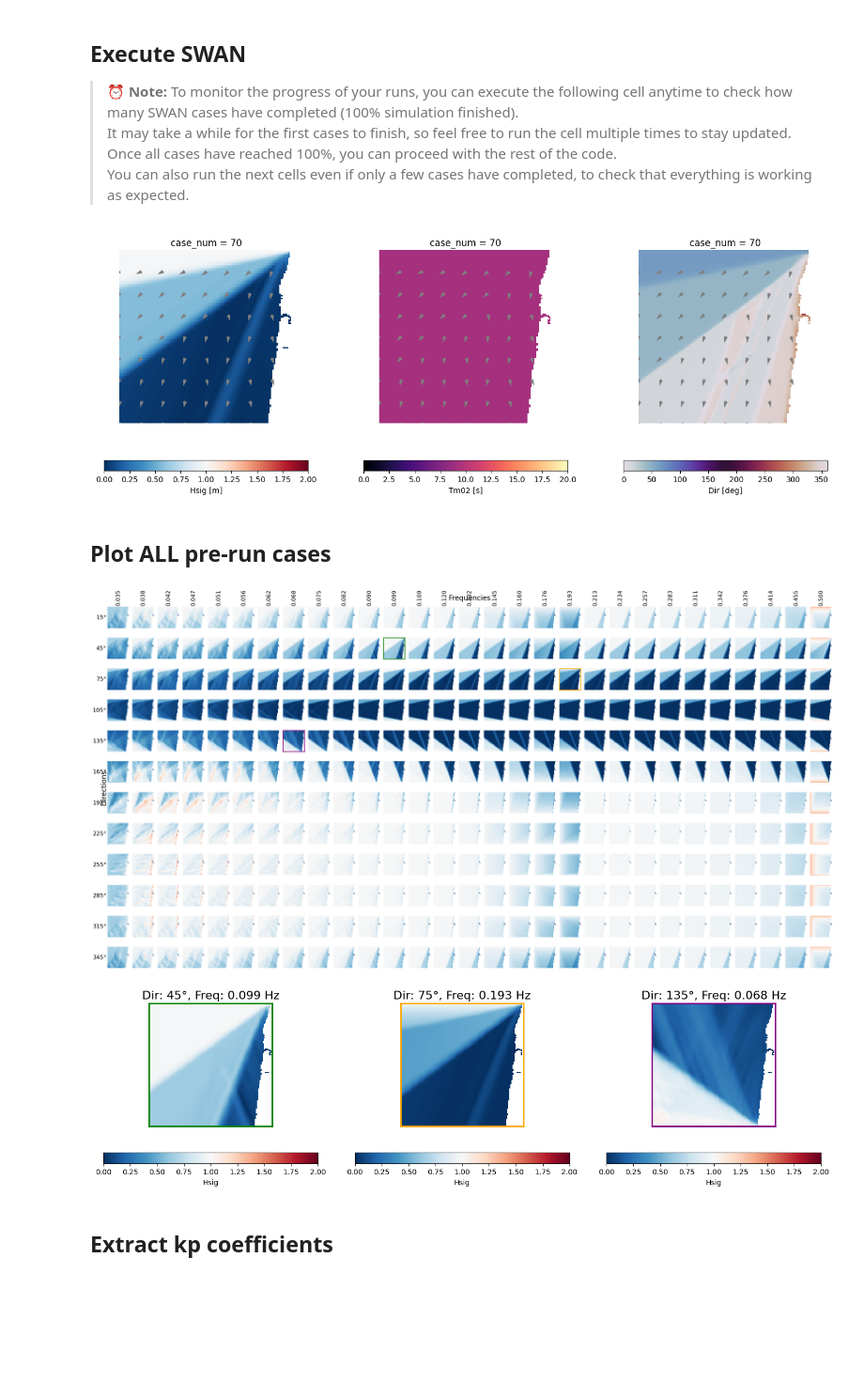
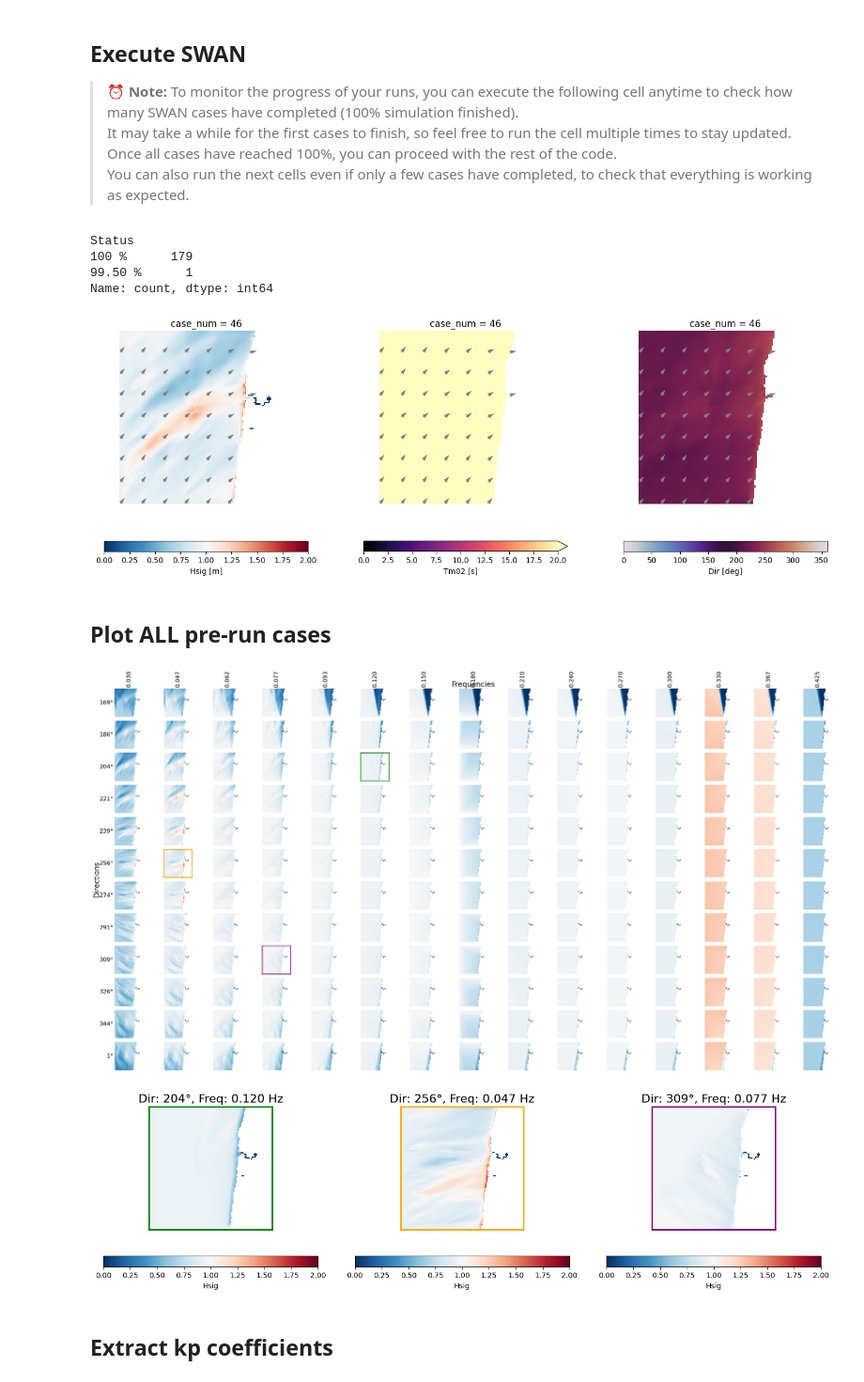
Before and after one commit to GeoOcean/BlueMath_Course_Corvallis, a Jupyter notebook: methods/hybrid_downscaling/additive/binwaves/01_Propagation.ipynb, the cells around one changed output. Shown at 94% size. Saved outputs shown, nothing was run; the diff lists cells and outputs as text; code cells hidden in the pictures; blank space fills up the shorter version.

```diff
--- a/methods/hybrid_downscaling/additive/binwaves/01_Propagation.ipynb
+++ b/methods/hybrid_downscaling/additive/binwaves/01_Propagation.ipynb
@@ -265,5 +272,6 @@ ax.scatter(
 # %%
-#freq = np.sort(offshore_spectra.spec.freq.values)
-#dir = np.sort(offshore_spectra.spec.dir.values)
-#print("freq", freq)
-#print("dir", dir)
+
+freq = np.sort(offshore_spectra.spec.freq.values)
+dir = np.sort(offshore_spectra.spec.dir.values)
+print("freq", freq)
+print("dir", dir)
@@ -273,8 +287,8 @@ from bluemath_tk.waves.binwaves import generate_swan_cases
 swan_cases_df = (
     generate_swan_cases(
         # Different directions and frequencies can be specified. If not provided the model will use the default values.
-        #frequencies_array=freq,
-        #direction_range=(130, 400),
+        frequencies_array=freq,
+        direction_range=(160, 370),
         direction_divisions=12,
     )
     .astype(float)
@@ -304,7 +318,7 @@ plot_selected_cases_grid(
 # %%
 from bluemath_tk.wrappers.swan.swan_wrapper import generate_fixed_parameters
 
-fixed_parameters = generate_fixed_parameters(grid_parameters, swan_cases_df["freq"], swan_cases_df["dir"])
+fixed_parameters = generate_fixed_parameters(grid_parameters, freq, dir)
 fixed_parameters
 # %% [output]
 Distribución direccional: CIRCLE
@@ -359,18 +373,23 @@ swan_cases_df.to_csv(os.path.join("NEWPORT_CASES", "swan_cases.csv"), index=Fals
 > You can also run the next cells even if only a few cases have completed, to check that everything is working as expected.
 # %%
 # Run the model
+
 run = False
 
 if run:
-    swan_wrapper.run_cases_bulk(
-        launcher="sbatch --array=0-697%50 sbatch_example.sh"
-    )
+    # swan_wrapper.run_cases_bulk(
+    #     launcher="sbatch --array=0-697%50 sbatch_example.sh"
+    # )
     swan_wrapper.run_cases_in_background(launcher="swan_serial.exe", num_workers=4)
 else:
     swan_wrapper.load_cases()  # If you have already run the model, you can load the results without running it again.
 # %%
-if run:
-    swan_wrapper.monitor_cases(value_counts="simple")
+swan_wrapper.monitor_cases(value_counts="simple")
+# %% [output]
+Status
+100 %      179
+99.50 %      1
+Name: count, dtype: int64
 # %%
 # Post-process the output files
 cases_bulk_parameters = swan_wrapper.postprocess_cases()
@@ -383,29 +402,29 @@ cases_bulk_parameters['Hsig'] = cases_bulk_parameters.Hsig.where(
 from utils.plotting import plot_case_variables
 
 plot_case_variables(
-    data=cases_bulk_parameters.isel(case_num=70),
+    data=cases_bulk_parameters.isel(case_num=46),
     step=15,
     vmax_hs = 2,
     vmin_hs = 0
 )
 # %% [output]
-[figure, old version]
+[figure, new version]
 # %% [markdown]
 ## Plot ALL pre-run cases
 # %%
 from utils.plotting import plot_cases_grid
 
 plot_cases_grid(
     data=cases_bulk_parameters.Hsig,
-    cases_to_plot=[40, 76, 123],
+    cases_to_plot=[35, 76, 123],
     num_directions=len(swan_cases_df["dir"].unique()),
     num_frequencies=len(swan_cases_df["freq"].unique()),
     directions=swan_cases_df["dir"].unique(),
     frequencies=swan_cases_df["freq"].unique(),
 )
 # %% [output]
-[figure, old version]
+[figure, new version]
-[figure, old version]
+[figure, new version]
 # %% [markdown]
 ## Extract kp coefficients
 # %%
```
Also changed, not shown: parts of 16 cells of this notebook, 2 other files.
